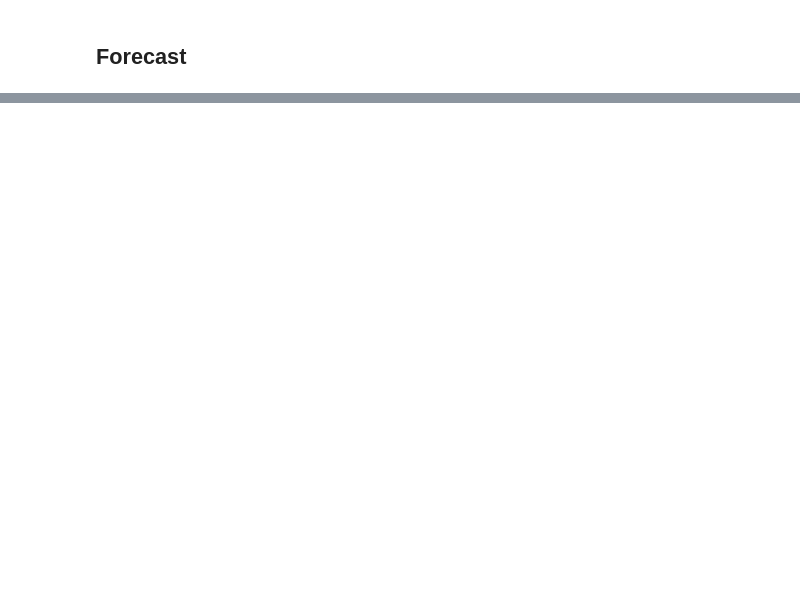
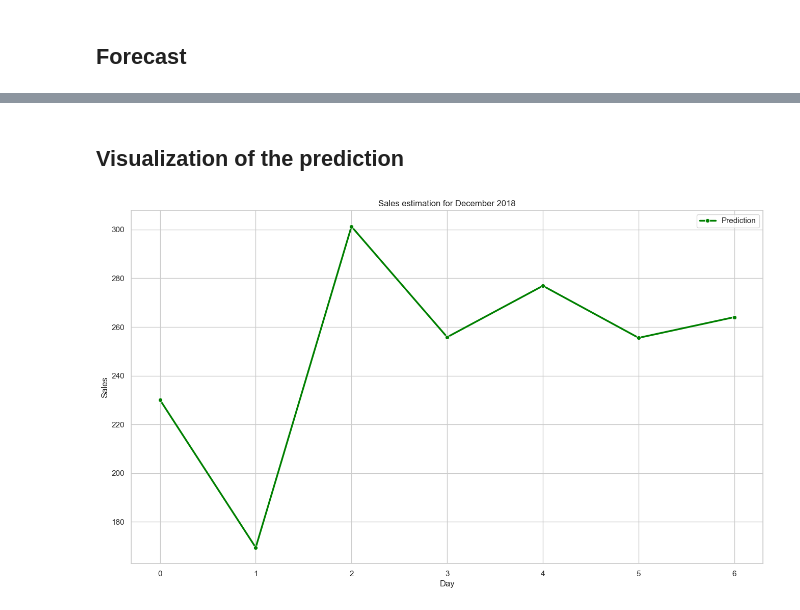
Before and after one commit to JsebastianUVPRQ/ES_Neural_Network_sales_prediction, a Jupyter notebook: Neural_network_multivariate.ipynb, the cells around one changed output, grey strips where cells are left out. Drawn from its saved outputs; the diff is of its cells as text; code cells hidden in the pictures; blank space fills up the shorter version.

Commit message:
DataViz_of_NN_MV

```diff
--- a/Neural_network_multivariate.ipynb
+++ b/Neural_network_multivariate.ipynb
@@ -140,0 +296,18 @@ last_days
+# %%
+def addNewValue(x_test,newValue,lastWeekDay):
+    for i in range(x_test.shape[2]-3):
+        x_test[0][0][i] = x_test[0][0][i+3]
+    lastWeekDay=lastWeekDay+1
+    if lastWeekDay>6:
+        lastWeekDay=0
+    x_test[0][0][x_test.shape[2]-3]=lastWeekDay
+    x_test[0][0][x_test.shape[2]-2]=12
+    x_test[0][0][x_test.shape[2]-1]=newValue
+    return x_test,lastWeekDay
+# %%
+results=[]
+for i in range(7):
+    parcial=model.predict(x_test)
+    results.append(parcial[0])
+    print('pred',i,x_test)
+    x_test,lastWeekDay=addNewValue(x_test,parcial[0],lastWeekDay)
@@ -140,0 +344,6 @@ last_days
+# %%
+# Undo normalization
+adimen = [x for x in results]
+print(adimen)
+inverted = scaler.inverse_transform(adimen)
+inverted
@@ -140,0 +359,19 @@ last_days
+# %% [markdown]
+## Visualization of the prediction
+# %%
+import seaborn as sns
+
+DecemberPredict = pd.DataFrame(inverted)
+
+sns.set(rc={'figure.figsize':(16, 9)})
+sns.set(style="whitegrid")
+
+ax = sns.lineplot(data=DecemberPredict,markers=True,dashes=False,palette='tab10',linewidth=2.5)
+ax.lines[0].set_color("green")
+ax.legend(['Prediction'])
+ax.set_title('Sales estimation for December 2018')
+ax.set(xlabel='Day', ylabel='Sales')
+
+plt.show()
+# %% [output]
+[figure, added]
```
Also changed, not shown: parts of 18 cells of this notebook, 2 other files.
